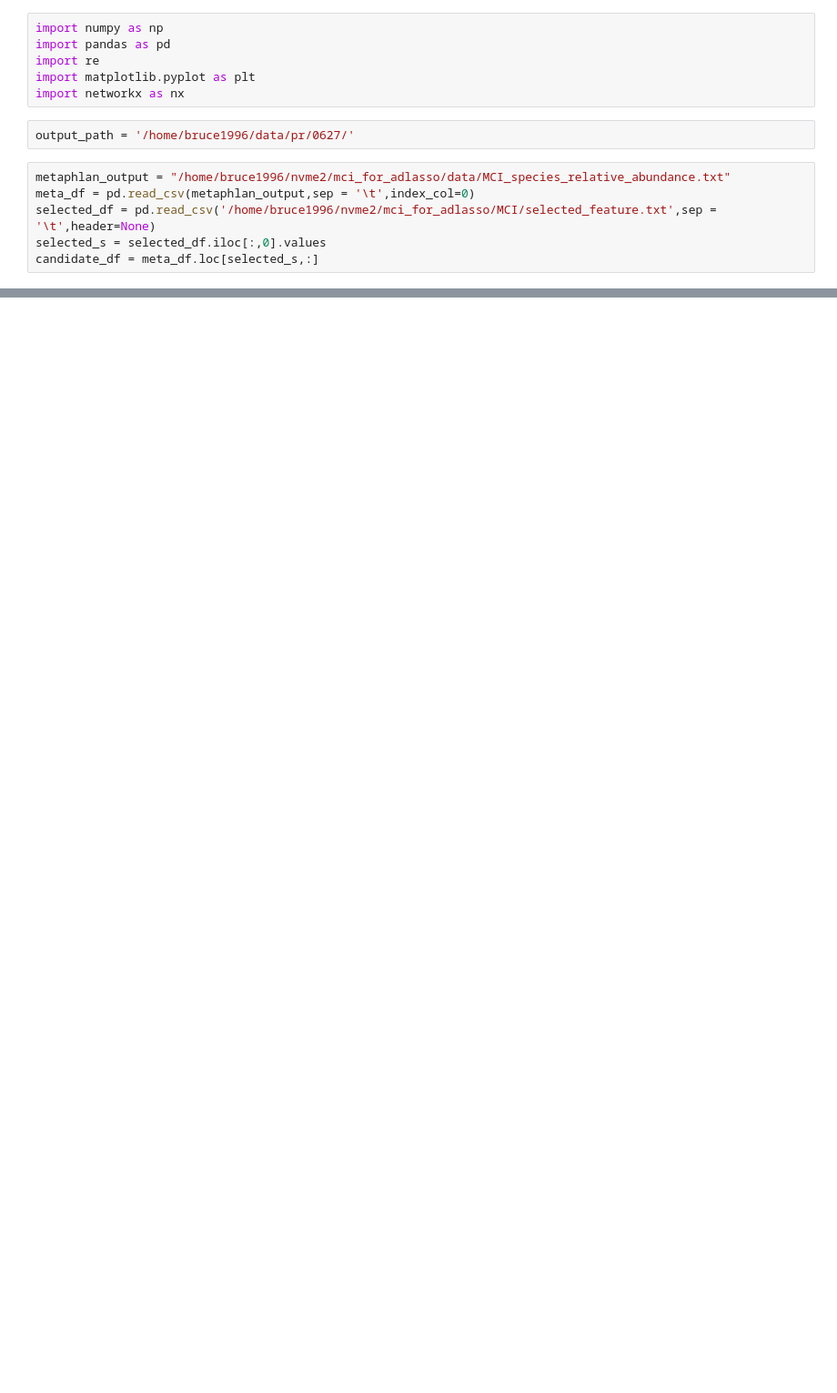
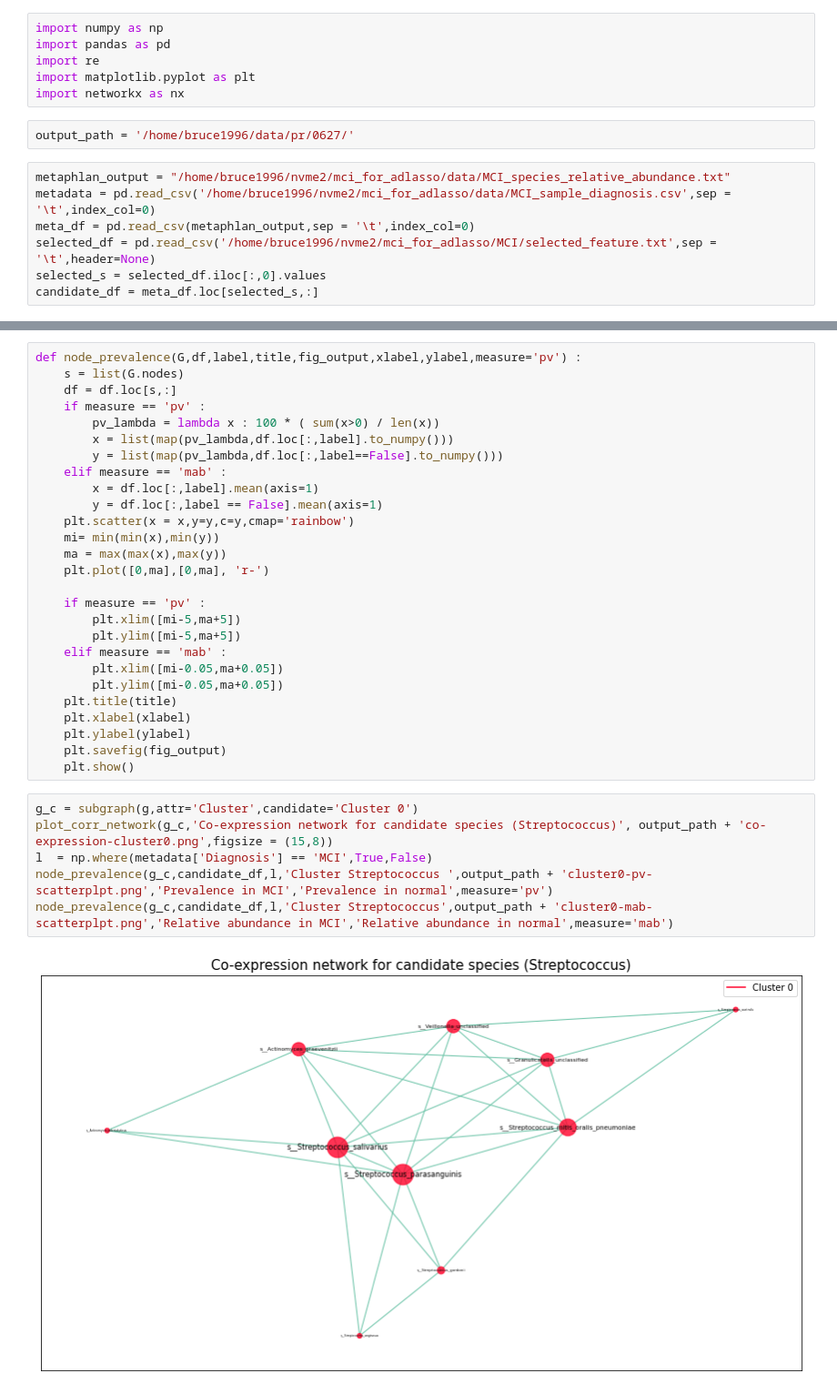
Before and after one commit to brucewu1996/Probiotics_signature, a Jupyter notebook: mci_associated_network.ipynb, the cells around one changed output, grey strips where cells are left out. Shown: that part at 91% size. Cells and saved outputs as stored; diff of their text form; blank space fills up the shorter version.

```diff
--- a/mci_associated_network.ipynb
+++ b/mci_associated_network.ipynb
@@ -8,6 +8,7 @@ import networkx as nx
 output_path = '/home/bruce1996/data/pr/0627/'
 # %%
 metaphlan_output = "/home/bruce1996/nvme2/mci_for_adlasso/data/MCI_species_relative_abundance.txt"
+metadata = pd.read_csv('/home/bruce1996/nvme2/mci_for_adlasso/data/MCI_sample_diagnosis.csv',sep = '\t',index_col=0)
 meta_df = pd.read_csv(metaphlan_output,sep = '\t',index_col=0)
 selected_df = pd.read_csv('/home/bruce1996/nvme2/mci_for_adlasso/MCI/selected_feature.txt',sep = '\t',header=None)
 selected_s = selected_df.iloc[:,0].values
@@ -134,0 +185,35 @@ plot_corr_network(g)
+# %%
+def node_prevalence(G,df,label,title,fig_output,xlabel,ylabel,measure='pv') :
+    s = list(G.nodes)
+    df = df.loc[s,:]
+    if measure == 'pv' :
+        pv_lambda = lambda x : 100 * ( sum(x>0) / len(x))
+        x = list(map(pv_lambda,df.loc[:,label].to_numpy()))
+        y = list(map(pv_lambda,df.loc[:,label==False].to_numpy()))
+    elif measure == 'mab' :
+        x = df.loc[:,label].mean(axis=1)
+        y = df.loc[:,label == False].mean(axis=1)
+    plt.scatter(x = x,y=y,c=y,cmap='rainbow')
+    mi= min(min(x),min(y))
+    ma = max(max(x),max(y))
+    plt.plot([0,ma],[0,ma], 'r-')
+
+    if measure == 'pv' :
+        plt.xlim([mi-5,ma+5])
+        plt.ylim([mi-5,ma+5])
+    elif measure == 'mab' :
+        plt.xlim([mi-0.05,ma+0.05])
+        plt.ylim([mi-0.05,ma+0.05])
+    plt.title(title)
+    plt.xlabel(xlabel)
+    plt.ylabel(ylabel)
+    plt.savefig(fig_output)
+    plt.show()
+# %%
+g_c = subgraph(g,attr='Cluster',candidate='Cluster 0')
+plot_corr_network(g_c,'Co-expression network for candidate species (Streptococcus)', output_path + 'co-expression-cluster0.png',figsize = (15,8))
+l  = np.where(metadata['Diagnosis'] == 'MCI',True,False)
+node_prevalence(g_c,candidate_df,l,'Cluster Streptococcus ',output_path + 'cluster0-pv-scatterplpt.png','Prevalence in MCI','Prevalence in normal',measure='pv')
+node_prevalence(g_c,candidate_df,l,'Cluster Streptococcus',output_path + 'cluster0-mab-scatterplpt.png','Relative abundance in MCI','Relative abundance in normal',measure='mab')
+# %% [output]
+[figure, added]
```
Also changed, not shown: parts of 5 cells of this notebook.
